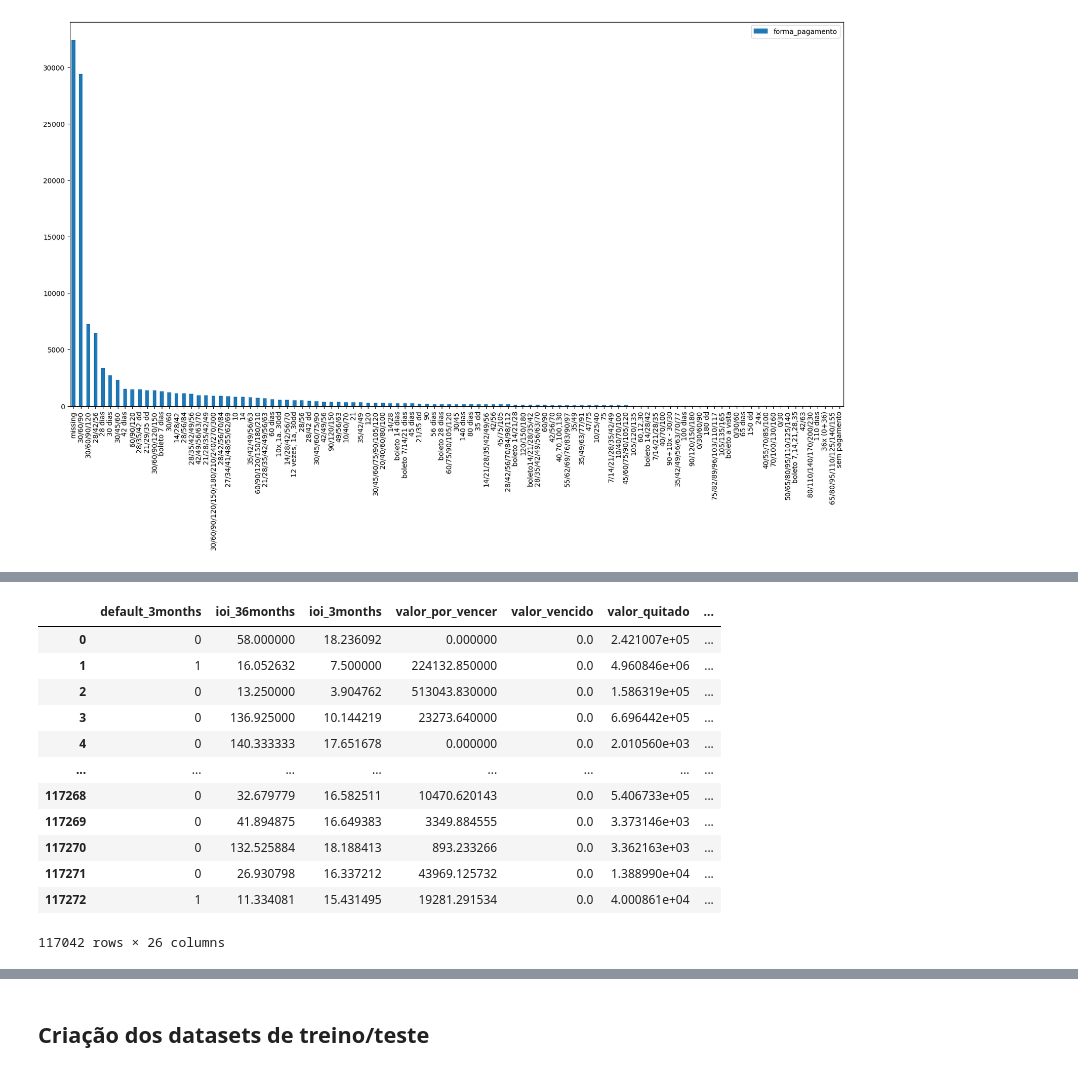
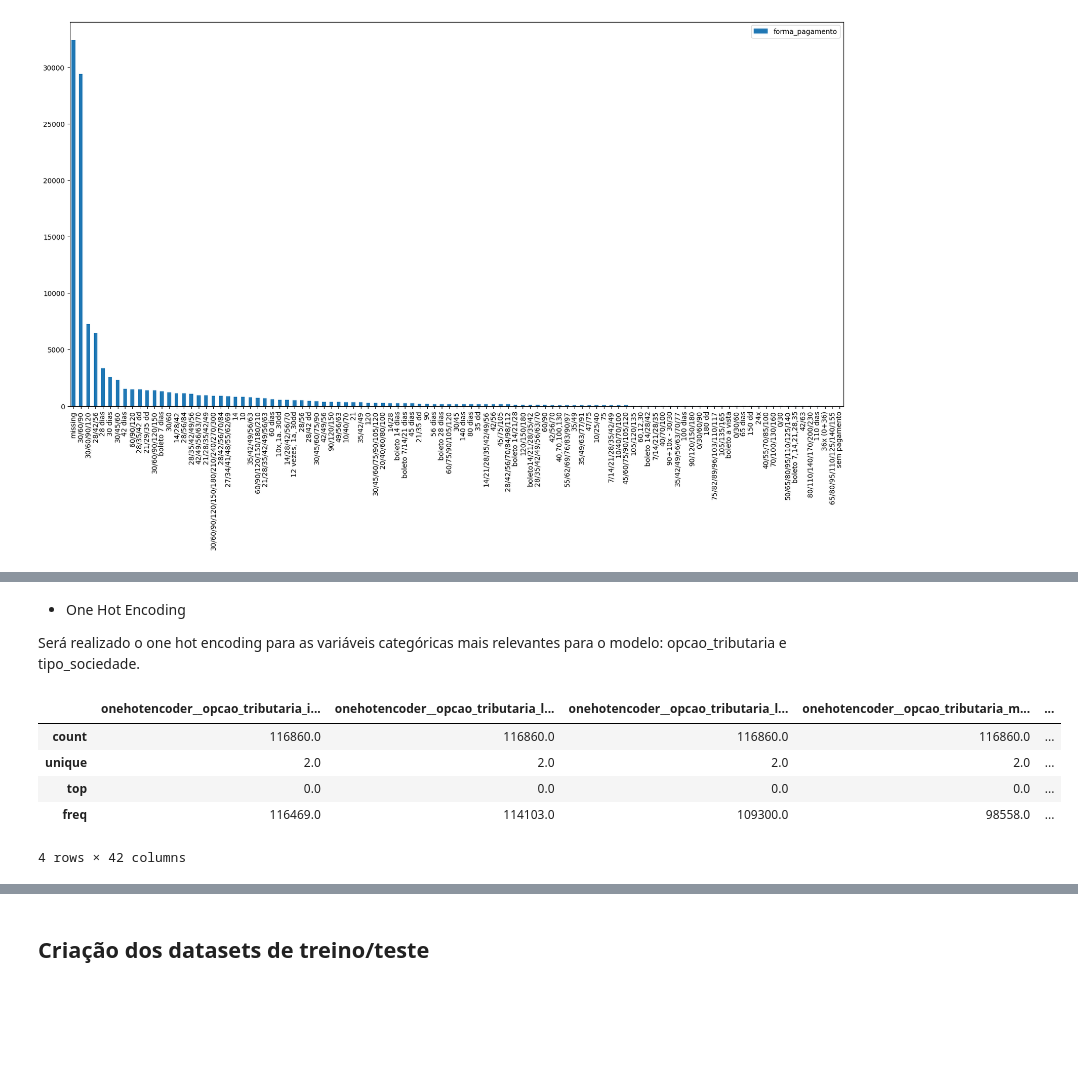
Before and after one commit to cfm-alm/solucao_exercicio_DSteam_est_shared2, a Jupyter notebook: teste.ipynb, the cells around one changed output, grey strips where cells are left out. Saved outputs shown, nothing was run; the diff lists cells and outputs as text; code cells hidden in the pictures; blank space fills up the shorter version.

```diff
--- a/teste.ipynb
+++ b/teste.ipynb
@@ -165,7 +224,7 @@ df[df["falencia_concordata_qtd"] >= 2] # Observa-se que há poucas linhas em que
 # %%
 ### REMOVENDO OUTLIERS IDENTIFICADOS
 
-df = df[(df["default_3months"] < 10) & (df["quant_protestos"] < 200) & (df["quant_acao_judicial"] < 20) & (df["dividas_vencidas_qtd"] < 25) & (df["falencia_concordata_qtd"] < 2)]
+df = df[(df["default_3months"] < 10) & (df["quant_protestos"] < 200) & (df["quant_acao_judicial"] < 10) & (df["dividas_vencidas_qtd"] < 25) & (df["falencia_concordata_qtd"] < 2) & (df["valor_quitado"]<100000000)]
 df
 # %% [output]
 |  | default_3months | ioi_36months | ioi_3months | valor_por_vencer | valor_vencido | valor_quitado | ... |
@@ -196,22 +270,34 @@ for var in var_categoricas:
+# %% [markdown]
+- One Hot Encoding
+
+Será realizado o one hot encoding para as variáveis categóricas mais relevantes para o modelo: opcao_tributaria e tipo_sociedade.
 # %%
+from sklearn.compose import make_column_transformer
+from sklearn.preprocessing import OneHotEncoder
+
+relevant_columns = ["opcao_tributaria", "tipo_sociedade"]
+
+one_hot_enc = make_column_transformer(
+    (OneHotEncoder(handle_unknown = 'ignore'),
+    relevant_columns),
+    remainder='passthrough')
+
+df = one_hot_enc.fit_transform(df)
+df = pd.DataFrame(df, columns=one_hot_enc.get_feature_names_out())
+df
+
 ## Realizando one hot encoding da variável opcao_tributaria para utilizá-la no modelo
-one_hot = pd.get_dummies(df, columns=["opcao_tributaria"], prefix="opcao_")
+#one_hot = pd.get_dummies(df, columns=["opcao_tributaria"], prefix="opcao_")
 # Join the encoded df
-one_hot = one_hot[["opcao__isento", "opcao__simples nacional", "opcao__lucro presumido", "opcao__lucro real", "opcao__missing"]]
-df=df.drop("opcao_tributaria", axis=1)
-df = df.join(one_hot)
-df
+#one_hot = one_hot[["opcao__isento", "opcao__simples nacional", "opcao__lucro presumido", "opcao__lucro real", "opcao__missing"]]
+#df=df.drop("opcao_tributaria", axis=1)
+#df = df.join(one_hot)
+#df
+df.describe()
 # %% [output]
-|  | default_3months | ioi_36months | ioi_3months | valor_por_vencer | valor_vencido | valor_quitado | ... |
-| 0 | 0 | 58.000000 | 18.236092 | 0.000000 | 0.0 | 2.421007e+05 | ... |
-| 1 | 1 | 16.052632 | 7.500000 | 224132.850000 | 0.0 | 4.960846e+06 | ... |
-| 2 | 0 | 13.250000 | 3.904762 | 513043.830000 | 0.0 | 1.586319e+05 | ... |
-| 3 | 0 | 136.925000 | 10.144219 | 23273.640000 | 0.0 | 6.696442e+05 | ... |
-| 4 | 0 | 140.333333 | 17.651678 | 0.000000 | 0.0 | 2.010560e+03 | ... |
-| ... | ... | ... | ... | ... | ... | ... | ... |
-| 117268 | 0 | 32.679779 | 16.582511 | 10470.620143 | 0.0 | 5.406733e+05 | ... |
-| 117269 | 0 | 41.894875 | 16.649383 | 3349.884555 | 0.0 | 3.373146e+03 | ... |
-| 117270 | 0 | 132.525884 | 18.188413 | 893.233266 | 0.0 | 3.362163e+03 | ... |
-| 117271 | 0 | 26.930798 | 16.337212 | 43969.125732 | 0.0 | 1.388990e+04 | ... |
-| 117272 | 1 | 11.334081 | 15.431495 | 19281.291534 | 0.0 | 4.000861e+04 | ... |
+|  | onehotencoder__opcao_tributaria_i... | onehotencoder__opcao_tributaria_l... | onehotencoder__opcao_tributaria_l... | onehotencoder__opcao_tributaria_m... | ... |
+| count | 116860.0 | 116860.0 | 116860.0 | 116860.0 | ... |
+| unique | 2.0 | 2.0 | 2.0 | 2.0 | ... |
+| top | 0.0 | 0.0 | 0.0 | 0.0 | ... |
+| freq | 116469.0 | 114103.0 | 109300.0 | 98558.0 | ... |
-117042 rows × 26 columns
+4 rows × 42 columns
```
Also changed, not shown: parts of 25 cells of this notebook.
